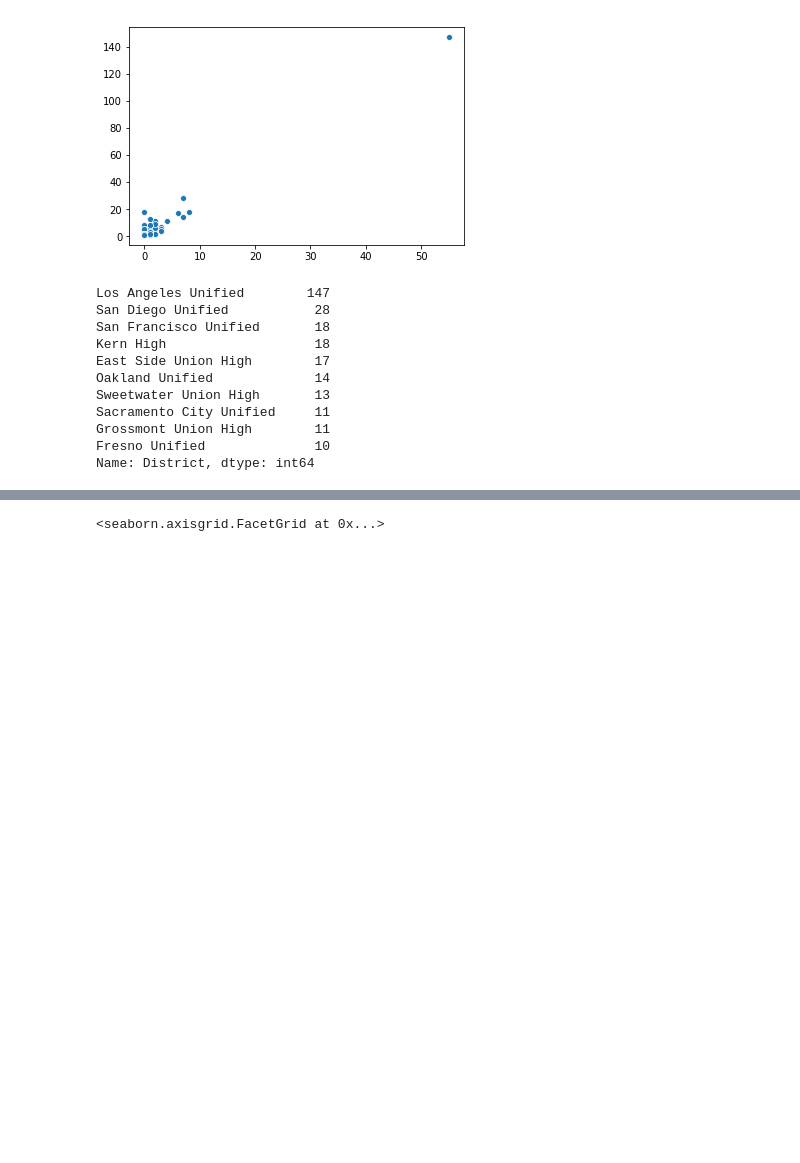
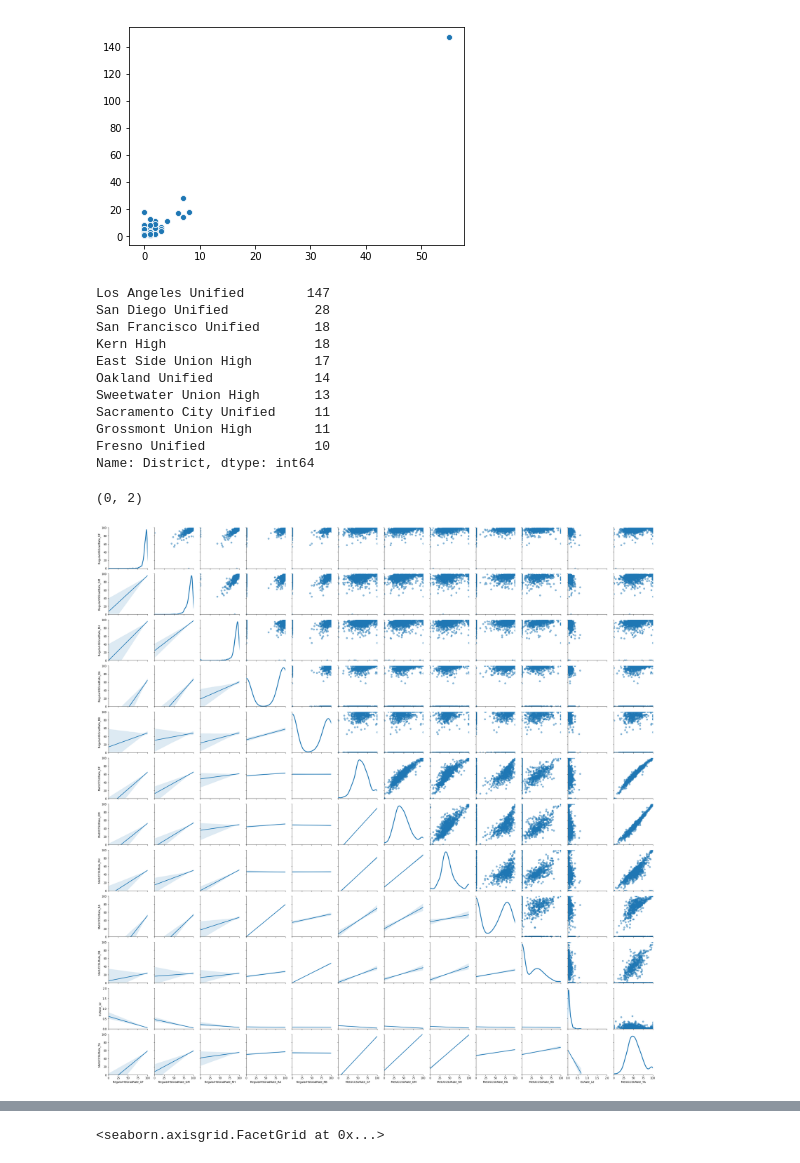
Before and after one commit to jordanplanders/Thinkful, a Jupyter notebook: Bootcamp/Unit 2/CA_edu_features.ipynb, the cells around one changed output, grey strips where cells are left out. Cells and saved outputs as stored; diff of their text form; code cells hidden in the pictures; blank space fills up the shorter version.

```diff
--- a/Bootcamp/Unit 2/CA_edu_features.ipynb
+++ b/Bootcamp/Unit 2/CA_edu_features.ipynb
@@ -333,3 +333,23 @@ Sacramento City Unified     11
 Grossmont Union High        11
 Fresno Unified              10
 Name: District, dtype: int64
+# %%
+HS_numeric = ['RegularHSGradRate_GF', 'RegularHSGradRate_GM','RegularHSGradRate_RH','RegularHSGradRate_RA', 'RegularHSGradRate_RB',
+               'MetUCCSURate_GF', 'MetUCCSURate_GM', 'MetUCCSURate_RH', 'MetUCCSURate_RA', 'MetUCCSURate_RB',
+             'ELRate_12', 'MetUCCSURate_TA']
+HS_groups = ['CohortStudentsRate_GF', 'CohortStudentsRate_GM','CohortStudentsRate_RA', 'CohortStudentsRate_RB','CohortStudentsRate_RH']
+# %%
+g = sns.PairGrid(HS_sub[HS_numeric].dropna(), diag_sharey = False)
+g.map_upper(plt.scatter, alpha = .5)
+g.map_lower(sns.regplot, scatter_kws= dict(alpha = 0))
+g.map_diag(sns.kdeplot, lw = 3)
+
+for ik in range(len(HS_numeric)):
+    g.axes[ik,0].set_ylim(0,100)
+    g.axes[0,ik].set_xlim(0,100)
+
+g.axes[ik-1, 0].set_ylim(0, 2)
+g.axes[0, ik-1].set_xlim(0, 2)
+# %% [output]
+(0, 2)
+[figure, added]
```
Also changed, not shown: parts of 27 cells of this notebook.
